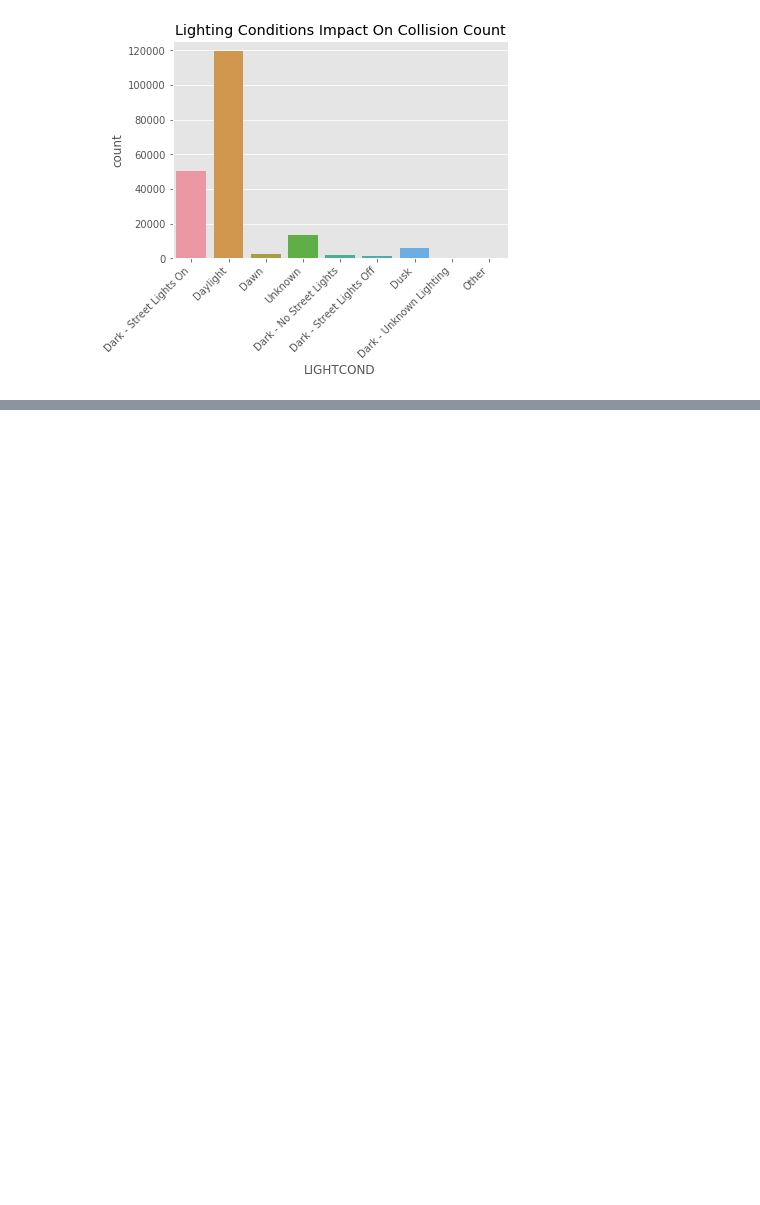
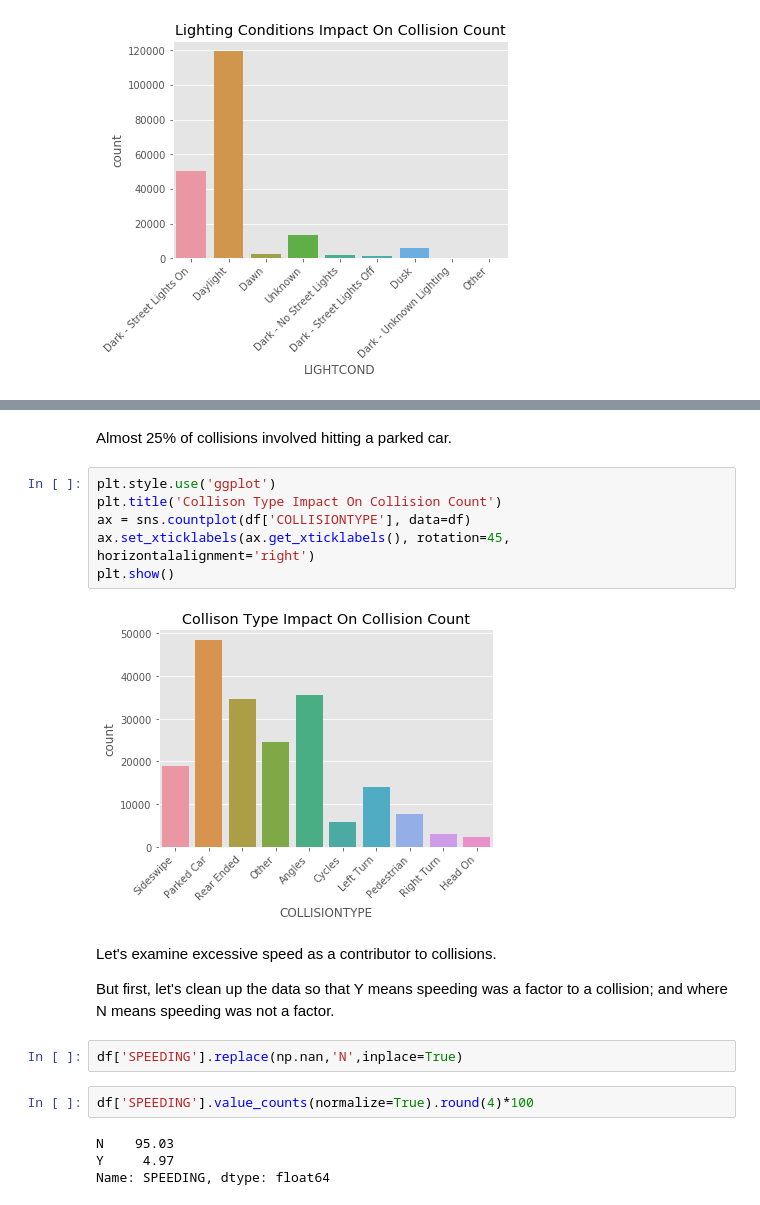
Before and after one commit to 1905jerry/Coursera_Capstone, a Jupyter notebook: Coursera_Capstone Project.ipynb, the cells around one changed output, grey strips where cells are left out. Saved outputs shown, nothing was run; the diff lists cells and outputs as text; blank space fills up the shorter version.

```diff
--- a/Coursera_Capstone Project.ipynb
+++ b/Coursera_Capstone Project.ipynb
@@ -490,0 +525,22 @@ plt.show()
+# %% [markdown]
+Almost 25% of collisions involved hitting a parked car.
+# %%
+plt.style.use('ggplot')
+plt.title('Collison Type Impact On Collision Count')
+ax = sns.countplot(df['COLLISIONTYPE'], data=df)
+ax.set_xticklabels(ax.get_xticklabels(), rotation=45, horizontalalignment='right')
+plt.show()
+# %% [output]
+[figure, added]
+# %% [markdown]
+Let's examine excessive speed as a contributor to collisions.
+
+But first, let's clean up the data so that Y means speeding was a factor to a collision; and where N means speeding was not a factor.
+# %%
+df['SPEEDING'].replace(np.nan,'N',inplace=True)
+# %%
+df['SPEEDING'].value_counts(normalize=True).round(4)*100
+# %% [output]
+N    95.03
+Y     4.97
+Name: SPEEDING, dtype: float64
```
Also changed, not shown: parts of 24 cells of this notebook.
